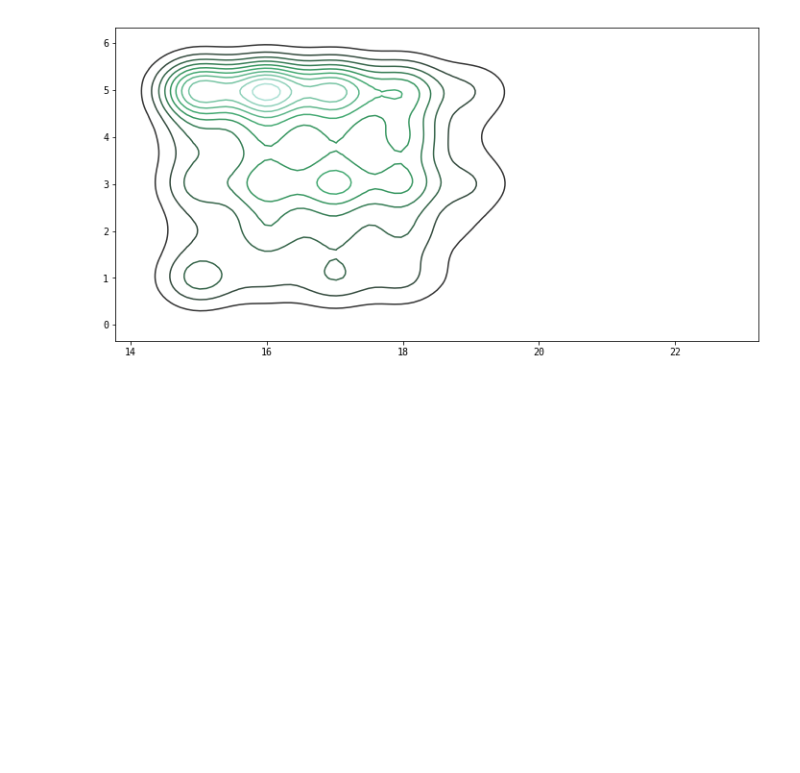
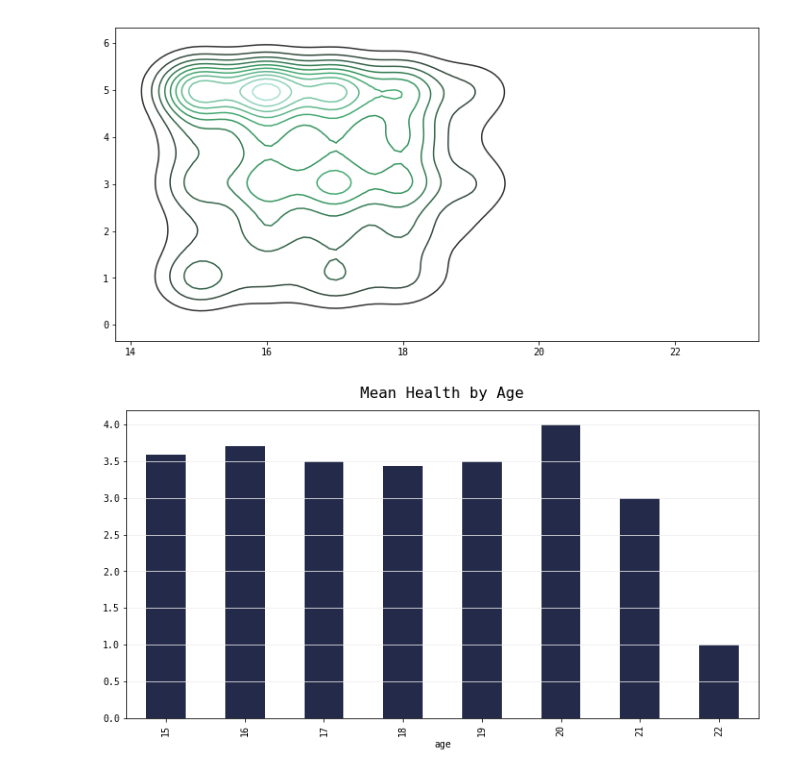
Before and after one commit to qu4ku/datasets-analysis, a Jupyter notebook: 007-student-alcohol-consumption.ipynb, the cells around one changed output. Cells and saved outputs as stored; diff of their text form; code cells hidden in the pictures; blank space fills up the shorter version.

```diff
--- a/007-student-alcohol-consumption.ipynb
+++ b/007-student-alcohol-consumption.ipynb
@@ -364,3 +364,9 @@ sns.kdeplot(df[['age', 'health']])
 # %% [output]
 <matplotlib.axes._subplots.AxesSubplot at 0x...>
 [figure]
+# %%
+df.health.groupby(df.age).mean().plot(kind='bar', color=MC)
+plt.grid(axis='y')
+plt.title('Mean Health by Age', y=1.02);
+# %% [output]
+[figure, added]
```
